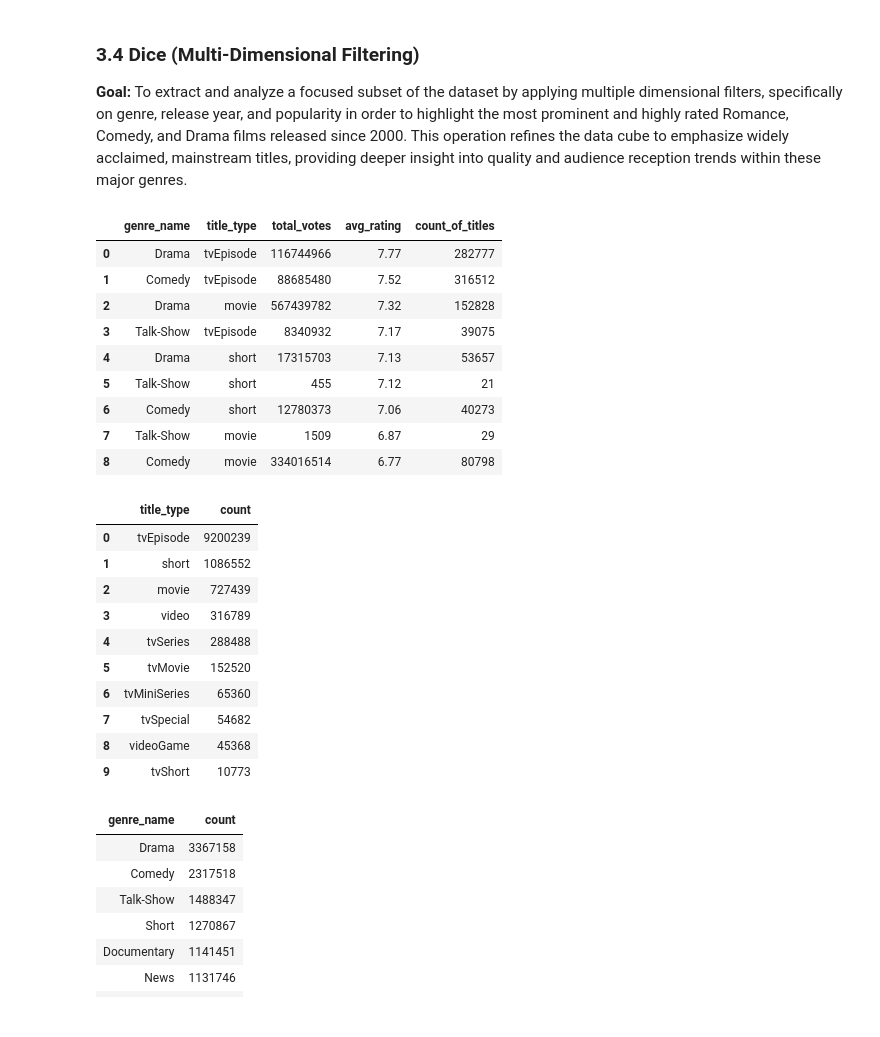
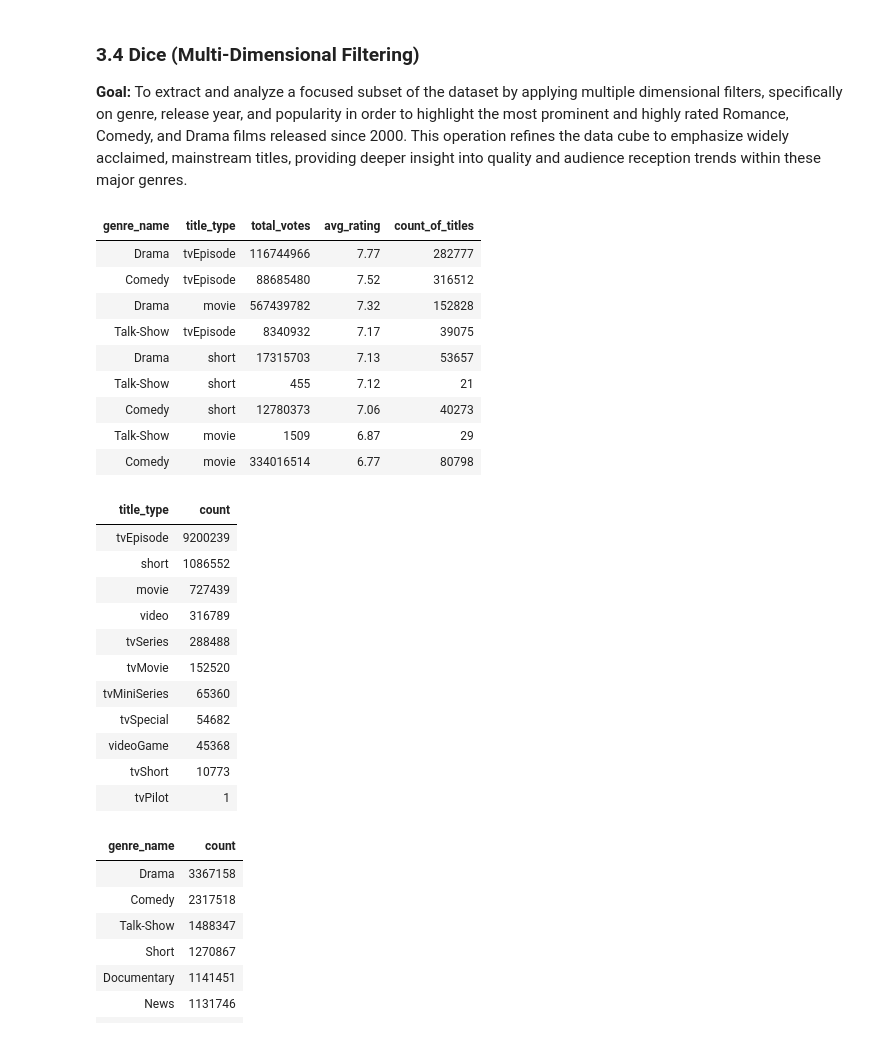
Before and after one commit to dredredre20/STADVDB-G12, a Jupyter notebook: mco_advdb.ipynb, the cells around one changed output. Cells and saved outputs as stored; diff of their text form; code cells hidden in the pictures.

```diff
--- a/mco_advdb.ipynb
+++ b/mco_advdb.ipynb
@@ -66,7 +66,7 @@ import time
 
 
 # Connect to local data warehouse
-engine = sqlalchemy.create_engine("postgresql+psycopg2://postgres:advdb_w4r3h0use@localhost:5432/IMDb_db")
+engine = sqlalchemy.create_engine("postgresql+psycopg2://postgres:password@localhost:5432/IMDb_db")
 # %% [markdown]
 ---
 # %% [markdown]
@@ -296,26 +296,26 @@ This operation refines the data cube to emphasize widely acclaimed, mainstream t
 # %%
 query = """
 select *
 from ratings_cube
 where
 	genre_name in ('Drama', 'Comedy', 'Talk-Show') and
 	title_type in ('tvEpisode', 'short', 'movie')
 order by avg_rating desc;
 """
 
 df_common_genres = pd.read_sql_query(query, engine)
-df_common_genres.head(10)
+display_results(df_common_genres)
 # %% [output]
-|  | genre_name | title_type | total_votes | avg_rating | count_of_titles |
-| 0 | Drama | tvEpisode | 116744966 | 7.77 | 282777 |
-| 1 | Comedy | tvEpisode | 88685480 | 7.52 | 316512 |
-| 2 | Drama | movie | 567439782 | 7.32 | 152828 |
-| 3 | Talk-Show | tvEpisode | 8340932 | 7.17 | 39075 |
-| 4 | Drama | short | 17315703 | 7.13 | 53657 |
-| 5 | Talk-Show | short | 455 | 7.12 | 21 |
-| 6 | Comedy | short | 12780373 | 7.06 | 40273 |
-| 7 | Talk-Show | movie | 1509 | 6.87 | 29 |
-| 8 | Comedy | movie | 334016514 | 6.77 | 80798 |
+| genre_name | title_type | total_votes | avg_rating | count_of_titles |
+| Drama | tvEpisode | 116744966 | 7.77 | 282777 |
+| Comedy | tvEpisode | 88685480 | 7.52 | 316512 |
+| Drama | movie | 567439782 | 7.32 | 152828 |
+| Talk-Show | tvEpisode | 8340932 | 7.17 | 39075 |
+| Drama | short | 17315703 | 7.13 | 53657 |
+| Talk-Show | short | 455 | 7.12 | 21 |
+| Comedy | short | 12780373 | 7.06 | 40273 |
+| Talk-Show | movie | 1509 | 6.87 | 29 |
+| Comedy | movie | 334016514 | 6.77 | 80798 |
 # %%
 # Supporting query for slice and dice (most common title types)
 query = """
@@ -326,19 +326,20 @@ order by count(title_id) DESC;
 """
 
 df_common_genres = pd.read_sql_query(query, engine)
-df_common_genres.head(10)
+display_results(df_common_genres)
 # %% [output]
-|  | title_type | count |
-| 0 | tvEpisode | 9200239 |
-| 1 | short | 1086552 |
-| 2 | movie | 727439 |
-| 3 | video | 316789 |
-| 4 | tvSeries | 288488 |
-| 5 | tvMovie | 152520 |
-| 6 | tvMiniSeries | 65360 |
-| 7 | tvSpecial | 54682 |
-| 8 | videoGame | 45368 |
-| 9 | tvShort | 10773 |
+| title_type | count |
+| tvEpisode | 9200239 |
+| short | 1086552 |
+| movie | 727439 |
+| video | 316789 |
+| tvSeries | 288488 |
+| tvMovie | 152520 |
+| tvMiniSeries | 65360 |
+| tvSpecial | 54682 |
+| videoGame | 45368 |
+| tvShort | 10773 |
+| tvPilot | 1 |
 # %%
 # Supporting query for slice and dice (most popular genres)
 query = """
```
Also changed, not shown: parts of 1 cell of this notebook, 1 other file.
